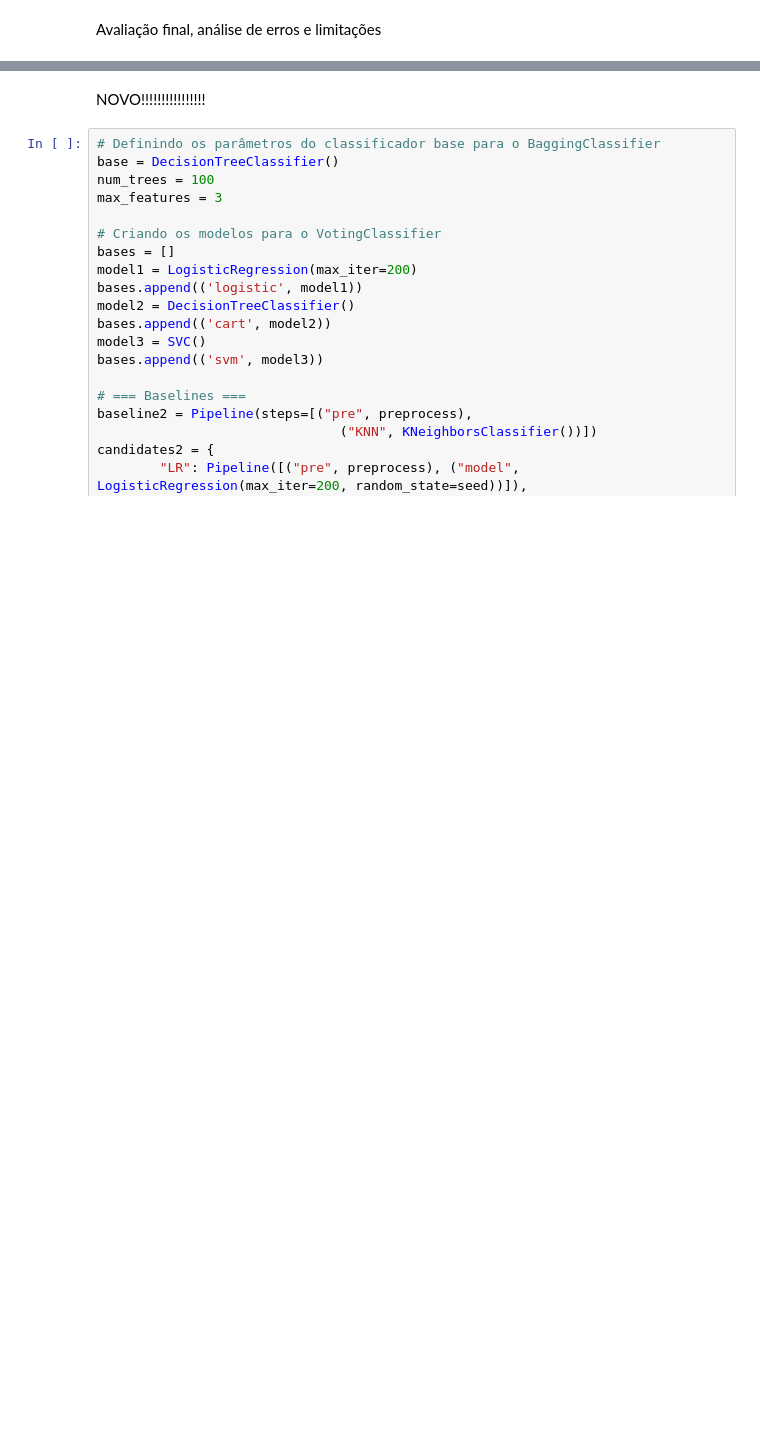
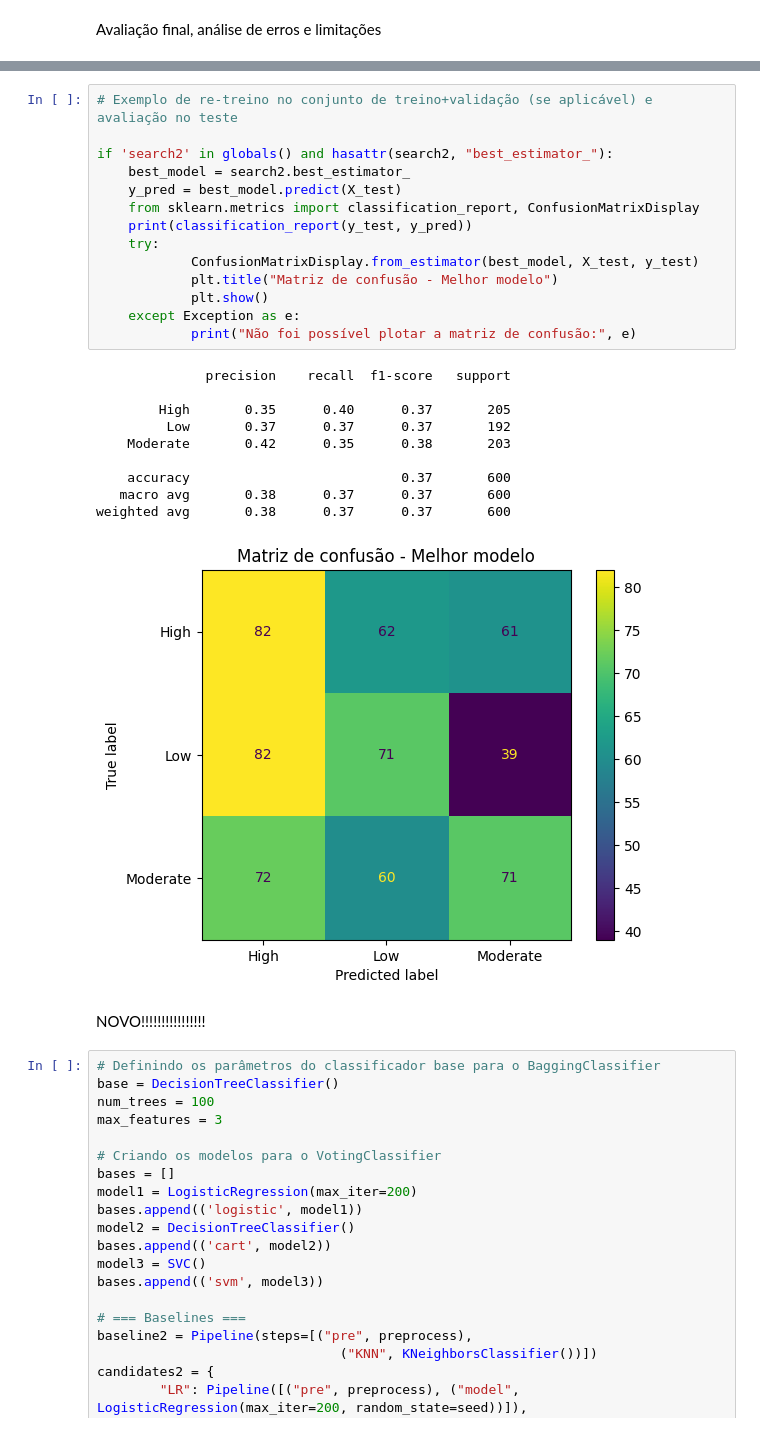
Before and after one commit to hugocfrias/MVP-Machine-Learning, a Jupyter notebook: MVP_Machine_Learning.ipynb, the cells around one changed output, grey strips where cells are left out. Cells and saved outputs as stored; diff of their text form; blank space fills up the shorter version.

```diff
--- a/MVP_Machine_Learning.ipynb
+++ b/MVP_Machine_Learning.ipynb
@@ -653,3 +634,28 @@ weighted avg       0.29      0.30      0.28       600
+# %%
+# Exemplo de re-treino no conjunto de treino+validação (se aplicável) e avaliação no teste
+
+if 'search2' in globals() and hasattr(search2, "best_estimator_"):
+    best_model = search2.best_estimator_
+    y_pred = best_model.predict(X_test)
+    from sklearn.metrics import classification_report, ConfusionMatrixDisplay
+    print(classification_report(y_test, y_pred))
+    try:
+            ConfusionMatrixDisplay.from_estimator(best_model, X_test, y_test)
+            plt.title("Matriz de confusão - Melhor modelo")
+            plt.show()
+    except Exception as e:
+            print("Não foi possível plotar a matriz de confusão:", e)
+# %% [output]
+              precision    recall  f1-score   support
+
+        High       0.35      0.40      0.37       205
+         Low       0.37      0.37      0.37       192
+    Moderate       0.42      0.35      0.38       203
+
+    accuracy                           0.37       600
+   macro avg       0.38      0.37      0.37       600
+weighted avg       0.38      0.37      0.37       600
+[figure, added]
 # %% [markdown]
 NOVO!!!!!!!!!!!!!!!!
 # %%
```
Also changed, not shown: parts of 12 cells of this notebook.
